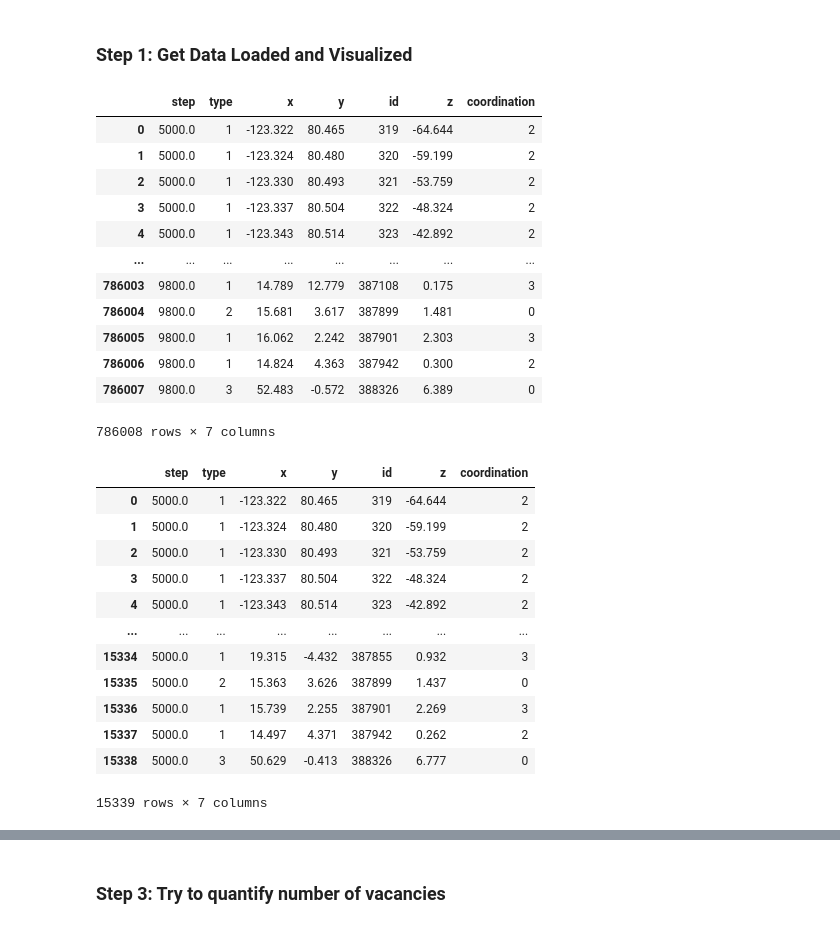
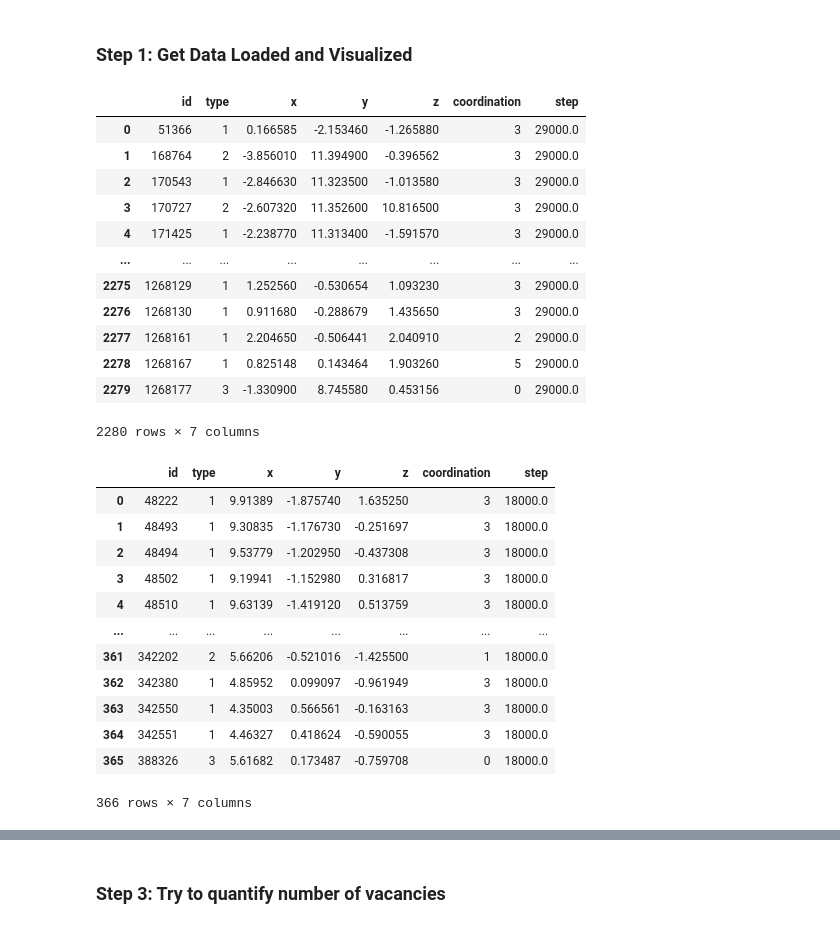
Before and after one commit to katieream/allmywork, a Jupyter notebook: paleodetector/md_vacancies.ipynb, the cells around one changed output, grey strips where cells are left out. Saved outputs shown, nothing was run; the diff lists cells and outputs as text; code cells hidden in the pictures.

```diff
--- a/paleodetector/md_vacancies.ipynb
+++ b/paleodetector/md_vacancies.ipynb
@@ -43,42 +43,55 @@ Steps to accomplish to get this working:
 # %% [markdown]
 ### Step 1: Get Data Loaded and Visualized
 # %%
-data = pd.read_csv('test_vacancy_file2.txt', sep = " ")
-data
+data1 = pd.read_csv('newtest', sep = " ")
+data2 = pd.read_csv('thermal_layer_vers', sep = " ")
+data3 = pd.read_csv('10kev_21pico_ters', sep = " ")
+data4 = pd.read_csv('20kev_27pico_ters', sep = " ")
+
+data1['x'], data2['x'], data3['x'], data4['x'], = data1['x'].values / 10, data2['x'].values / 10, data3['x'].values / 10, data4['x'].values / 10
+data1['y'], data2['y'], data3['y'], data4['y'], = data1['y'].values / 10, data2['y'].values / 10, data3['y'].values / 10, data4['y'].values / 10
+data1['z'], data2['z'], data3['z'], data4['z'], = data1['z'].values / 10, data2['z'].values / 10, data3['z'].values / 10, data4['z'].values / 10
+
+data4
 # %% [output]
-|  | step | type | x | y | id | z | coordination |
-| 0 | 5000.0 | 1 | -123.322 | 80.465 | 319 | -64.644 | 2 |
-| 1 | 5000.0 | 1 | -123.324 | 80.480 | 320 | -59.199 | 2 |
-| 2 | 5000.0 | 1 | -123.330 | 80.493 | 321 | -53.759 | 2 |
-| 3 | 5000.0 | 1 | -123.337 | 80.504 | 322 | -48.324 | 2 |
-| 4 | 5000.0 | 1 | -123.343 | 80.514 | 323 | -42.892 | 2 |
+|  | id | type | x | y | z | coordination | step |
+| 0 | 51366 | 1 | 0.166585 | -2.153460 | -1.265880 | 3 | 29000.0 |
+| 1 | 168764 | 2 | -3.856010 | 11.394900 | -0.396562 | 3 | 29000.0 |
+| 2 | 170543 | 1 | -2.846630 | 11.323500 | -1.013580 | 3 | 29000.0 |
+| 3 | 170727 | 2 | -2.607320 | 11.352600 | 10.816500 | 3 | 29000.0 |
+| 4 | 171425 | 1 | -2.238770 | 11.313400 | -1.591570 | 3 | 29000.0 |
 | ... | ... | ... | ... | ... | ... | ... | ... |
-| 786003 | 9800.0 | 1 | 14.789 | 12.779 | 387108 | 0.175 | 3 |
-| 786004 | 9800.0 | 2 | 15.681 | 3.617 | 387899 | 1.481 | 0 |
-| 786005 | 9800.0 | 1 | 16.062 | 2.242 | 387901 | 2.303 | 3 |
-| 786006 | 9800.0 | 1 | 14.824 | 4.363 | 387942 | 0.300 | 2 |
-| 786007 | 9800.0 | 3 | 52.483 | -0.572 | 388326 | 6.389 | 0 |
+| 2275 | 1268129 | 1 | 1.252560 | -0.530654 | 1.093230 | 3 | 29000.0 |
+| 2276 | 1268130 | 1 | 0.911680 | -0.288679 | 1.435650 | 3 | 29000.0 |
+| 2277 | 1268161 | 1 | 2.204650 | -0.506441 | 2.040910 | 2 | 29000.0 |
+| 2278 | 1268167 | 1 | 0.825148 | 0.143464 | 1.903260 | 5 | 29000.0 |
+| 2279 | 1268177 | 3 | -1.330900 | 8.745580 | 0.453156 | 0 | 29000.0 |
-786008 rows × 7 columns
+2280 rows × 7 columns
 # %%
-steps = np.unique(data['step'].values)
+steps1, steps2, steps3= np.unique(data1['step'].values), np.unique(data2['step'].values), np.unique(data3['step'].values)
+steps4 = np.unique(data4['step'].values)
 
-datainit = data[data['step'] == steps[0]].copy()
-datainit = datainit.sort_values(by = 'id')
-datafinal = data[data['step'] == steps[-1]].copy()
-datafinal = datafinal.sort_values(by = 'id')
-datainit
+data_1 = data1[data1['step'] == steps1[0]].copy()
+data_1 = data_1.sort_values(by = 'id')
+data_2 = data2[data2['step'] == steps2[0]].copy()
+data_2 = data_2.sort_values(by = 'id')
+data_3 = data3[data3['step'] == steps3[0]].copy()
+data_3 = data_3.sort_values(by = 'id')
+data_4 = data4[data4['step'] == steps4[0]].copy()
+data_4 = data_4.sort_values(by = 'id')
+data_2
 # %% [output]
-|  | step | type | x | y | id | z | coordination |
-| 0 | 5000.0 | 1 | -123.322 | 80.465 | 319 | -64.644 | 2 |
-| 1 | 5000.0 | 1 | -123.324 | 80.480 | 320 | -59.199 | 2 |
-| 2 | 5000.0 | 1 | -123.330 | 80.493 | 321 | -53.759 | 2 |
-| 3 | 5000.0 | 1 | -123.337 | 80.504 | 322 | -48.324 | 2 |
-| 4 | 5000.0 | 1 | -123.343 | 80.514 | 323 | -42.892 | 2 |
+|  | id | type | x | y | z | coordination | step |
+| 0 | 48222 | 1 | 9.91389 | -1.875740 | 1.635250 | 3 | 18000.0 |
+| 1 | 48493 | 1 | 9.30835 | -1.176730 | -0.251697 | 3 | 18000.0 |
+| 2 | 48494 | 1 | 9.53779 | -1.202950 | -0.437308 | 3 | 18000.0 |
+| 3 | 48502 | 1 | 9.19941 | -1.152980 | 0.316817 | 3 | 18000.0 |
+| 4 | 48510 | 1 | 9.63139 | -1.419120 | 0.513759 | 3 | 18000.0 |
 | ... | ... | ... | ... | ... | ... | ... | ... |
-| 15334 | 5000.0 | 1 | 19.315 | -4.432 | 387855 | 0.932 | 3 |
-| 15335 | 5000.0 | 2 | 15.363 | 3.626 | 387899 | 1.437 | 0 |
-| 15336 | 5000.0 | 1 | 15.739 | 2.255 | 387901 | 2.269 | 3 |
-| 15337 | 5000.0 | 1 | 14.497 | 4.371 | 387942 | 0.262 | 2 |
-| 15338 | 5000.0 | 3 | 50.629 | -0.413 | 388326 | 6.777 | 0 |
+| 361 | 342202 | 2 | 5.66206 | -0.521016 | -1.425500 | 1 | 18000.0 |
+| 362 | 342380 | 1 | 4.85952 | 0.099097 | -0.961949 | 3 | 18000.0 |
+| 363 | 342550 | 1 | 4.35003 | 0.566561 | -0.163163 | 3 | 18000.0 |
+| 364 | 342551 | 1 | 4.46327 | 0.418624 | -0.590055 | 3 | 18000.0 |
+| 365 | 388326 | 3 | 5.61682 | 0.173487 | -0.759708 | 0 | 18000.0 |
-15339 rows × 7 columns
+366 rows × 7 columns
 # %%
```
Also changed, not shown: parts of 22 cells of this notebook.
